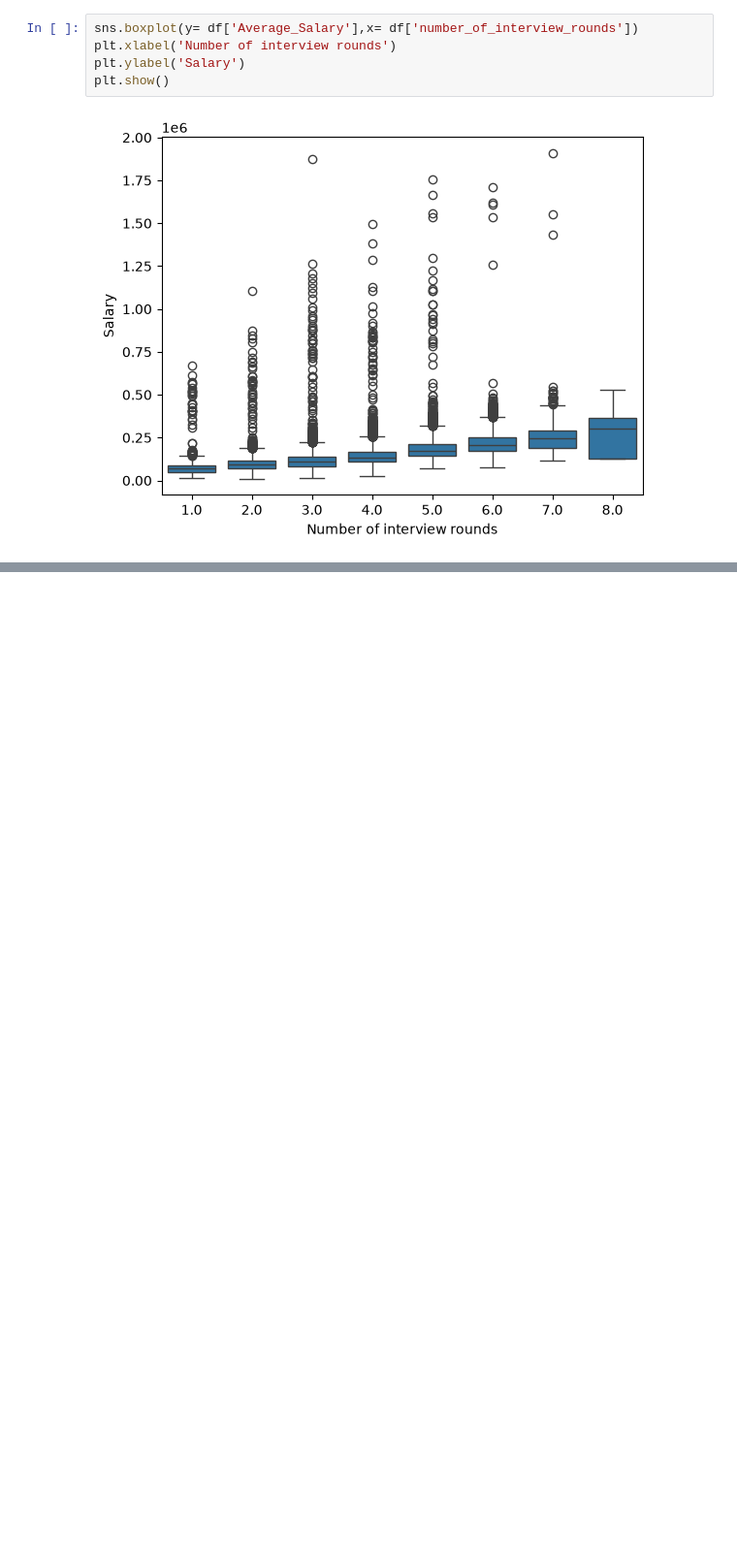
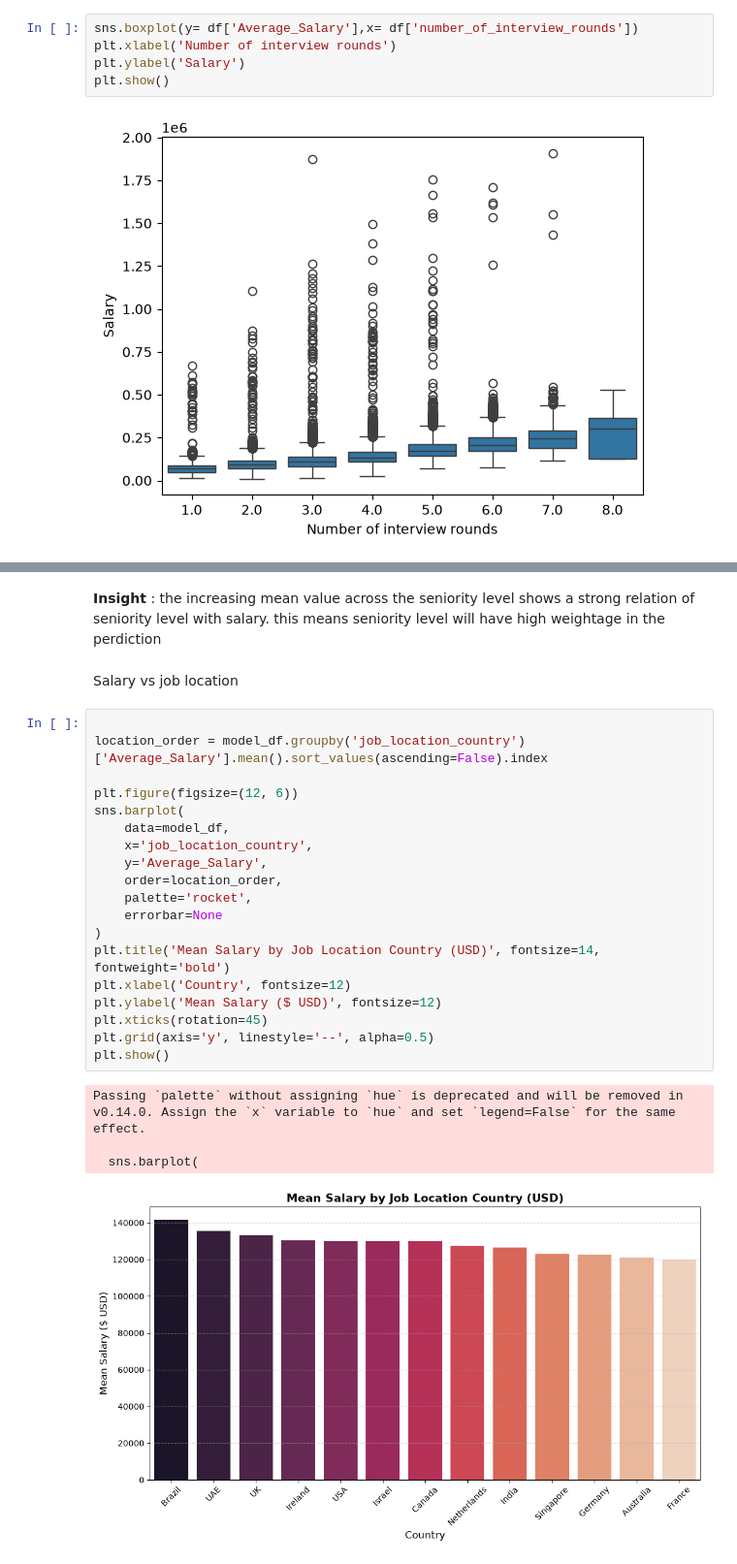
Before and after one commit to anshulbaisoya82-ux/Task-2-, a Jupyter notebook: Salary.ipynb, the cells around one changed output, grey strips where cells are left out. Shown at 97% size. Cells and saved outputs as stored; diff of their text form; blank space fills up the shorter version.

```diff
--- a/Salary.ipynb
+++ b/Salary.ipynb
@@ -386,0 +430,28 @@ sns.histplot(df['Average_Salary'])
+# %% [markdown]
+**Insight** : the increasing mean value across the seniority level shows a strong relation of seniority level with salary. this means seniority level will have high weightage in the perdiction
+# %% [markdown]
+Salary vs job location
+# %%
+
+location_order = model_df.groupby('job_location_country')['Average_Salary'].mean().sort_values(ascending=False).index
+
+plt.figure(figsize=(12, 6))
+sns.barplot(
+    data=model_df,
+    x='job_location_country',
+    y='Average_Salary',
+    order=location_order,
+    palette='rocket',
+    errorbar=None
+)
+plt.title('Mean Salary by Job Location Country (USD)', fontsize=14, fontweight='bold')
+plt.xlabel('Country', fontsize=12)
+plt.ylabel('Mean Salary ($ USD)', fontsize=12)
+plt.xticks(rotation=45)
+plt.grid(axis='y', linestyle='--', alpha=0.5)
+plt.show()
+# %% [output]
+Passing `palette` without assigning `hue` is deprecated and will be removed in v0.14.0. Assign the `x` variable to `hue` and set `legend=False` for the same effect.
+
+  sns.barplot(
+[figure, added]
```
Also changed, not shown: parts of 29 cells of this notebook, 1 other file.
